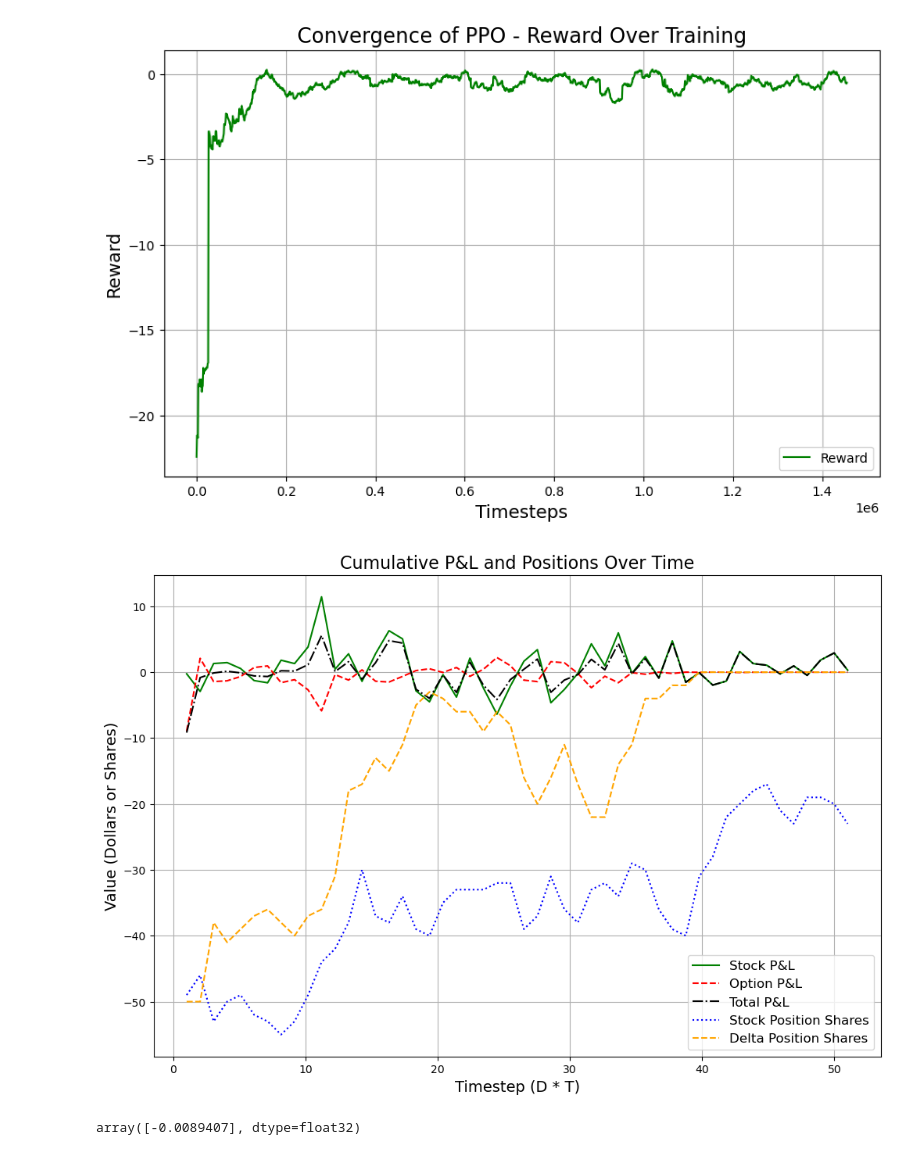
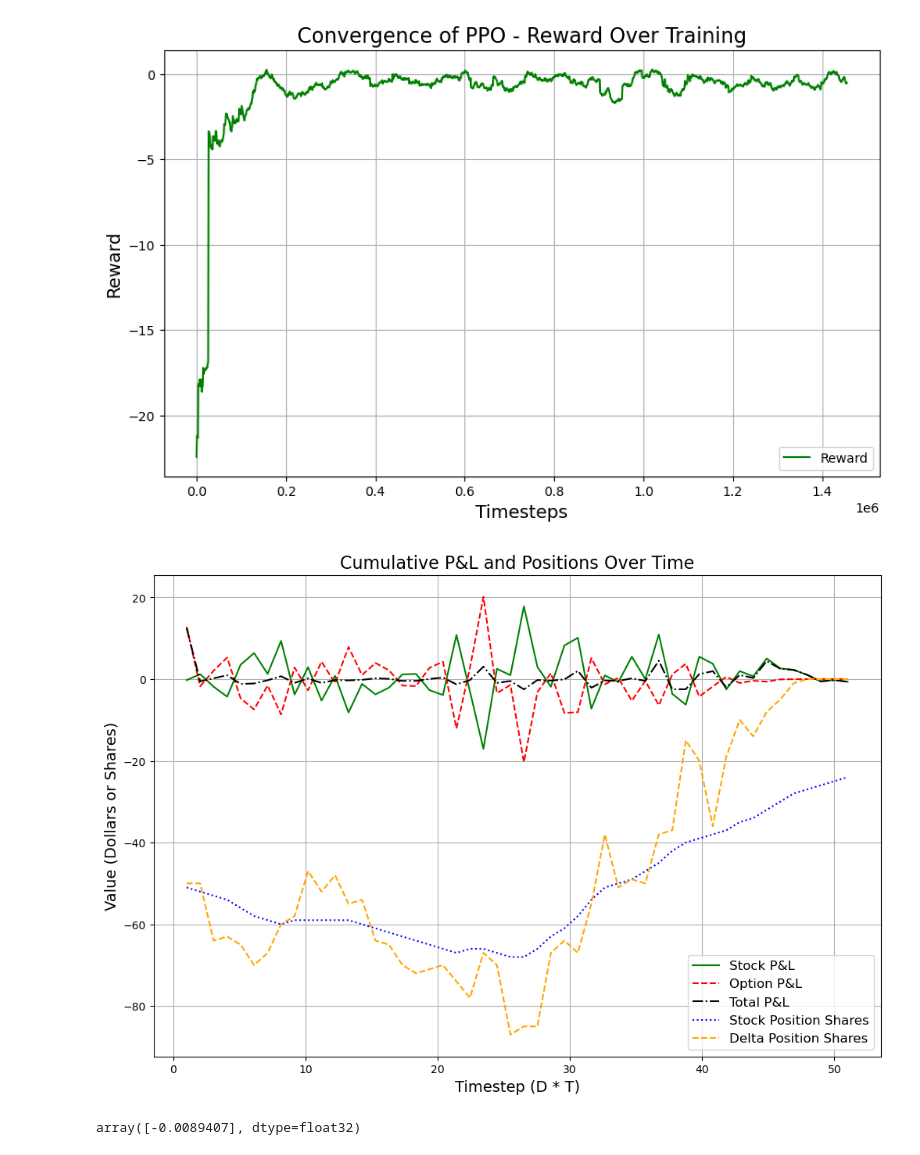
Before and after one commit to Lambulani/deepHedgingRL, a Jupyter notebook: notebooks/Deep_Hedging_PPO.ipynb, the cells around one changed output. Saved outputs shown, nothing was run; the diff lists cells and outputs as text; code cells hidden in the pictures.

```diff
--- a/notebooks/Deep_Hedging_PPO.ipynb
+++ b/notebooks/Deep_Hedging_PPO.ipynb
@@ -196,7 +196,7 @@ for episode in range(num_episodes):
     while not done:
         current_state = env.get_state()
         delta_action = -100 * round(current_state[4], 2)
-        action, _states = model.predict(current_state, deterministic = False)
+        action, _states = model.predict(current_state, deterministic = True)
         next_state, reward, done, info = env.step(action)
         delta_h =   action[0]
         option_pnl = (100*(next_state[3]-current_state[3]))
@@ -207,34 +207,34 @@ for episode in range(num_episodes):
 
         option_pnls.append(cum_option_pnl)
         stock_pnls.append(cum_stock_pnl)
         cost_pnls.append(cum_cost_pnl)
         total_pnl.append(cum_option_pnl+cum_stock_pnl)
         stock_pos_shares.append(-next_state[0])
         delta_pos_shares.append(delta_action)
 
         if done:
             state = env.reset()
 
     time_axis = np.linspace(1, num_steps+1, num_steps)
     plt.figure(figsize=(12, 8))
     plt.plot(time_axis, stock_pnls, label='Stock P&L', color='green', linestyle='-')
     plt.plot(time_axis, option_pnls, label='Option P&L', color='red', linestyle='--')
     #plt.plot(time_axis, cost_pnls, label='Cost P&L', color='magenta', linestyle='--')
     plt.plot(time_axis, total_pnl, label='Total P&L', color='black', linestyle='-.')
     plt.plot(time_axis, stock_pos_shares, label='Stock Position Shares', color='blue', linestyle=':')
     plt.plot(time_axis, delta_pos_shares, label='Delta Position Shares', color='orange', linestyle='--')
 
     # Add labels, title, and legend
     plt.xlabel('Timestep (D * T)', fontsize=14)
     plt.ylabel('Value (Dollars or Shares)', fontsize=14)
     plt.title('Cumulative P&L and Positions Over Time', fontsize=16)
     plt.legend(fontsize=12)
     plt.grid(True)
     #plt.savefig("models/PPO/Cost5")
 
     plt.show()
 # %% [output]
-[figure, old version]
+[figure, new version]
 # %%
 action
 # %% [output]
```
Also changed, not shown: parts of 2 cells of this notebook, 2 other files.
